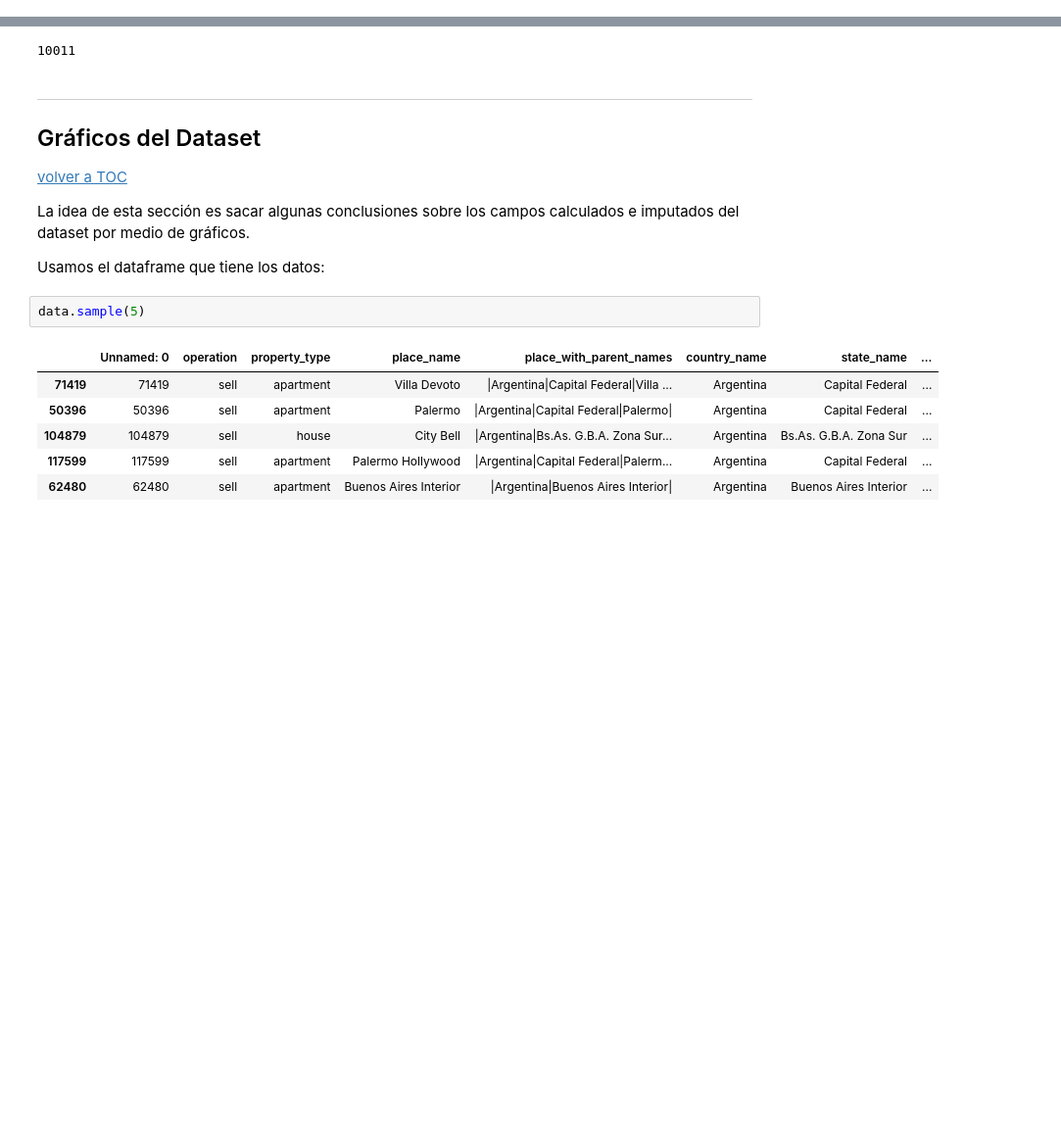
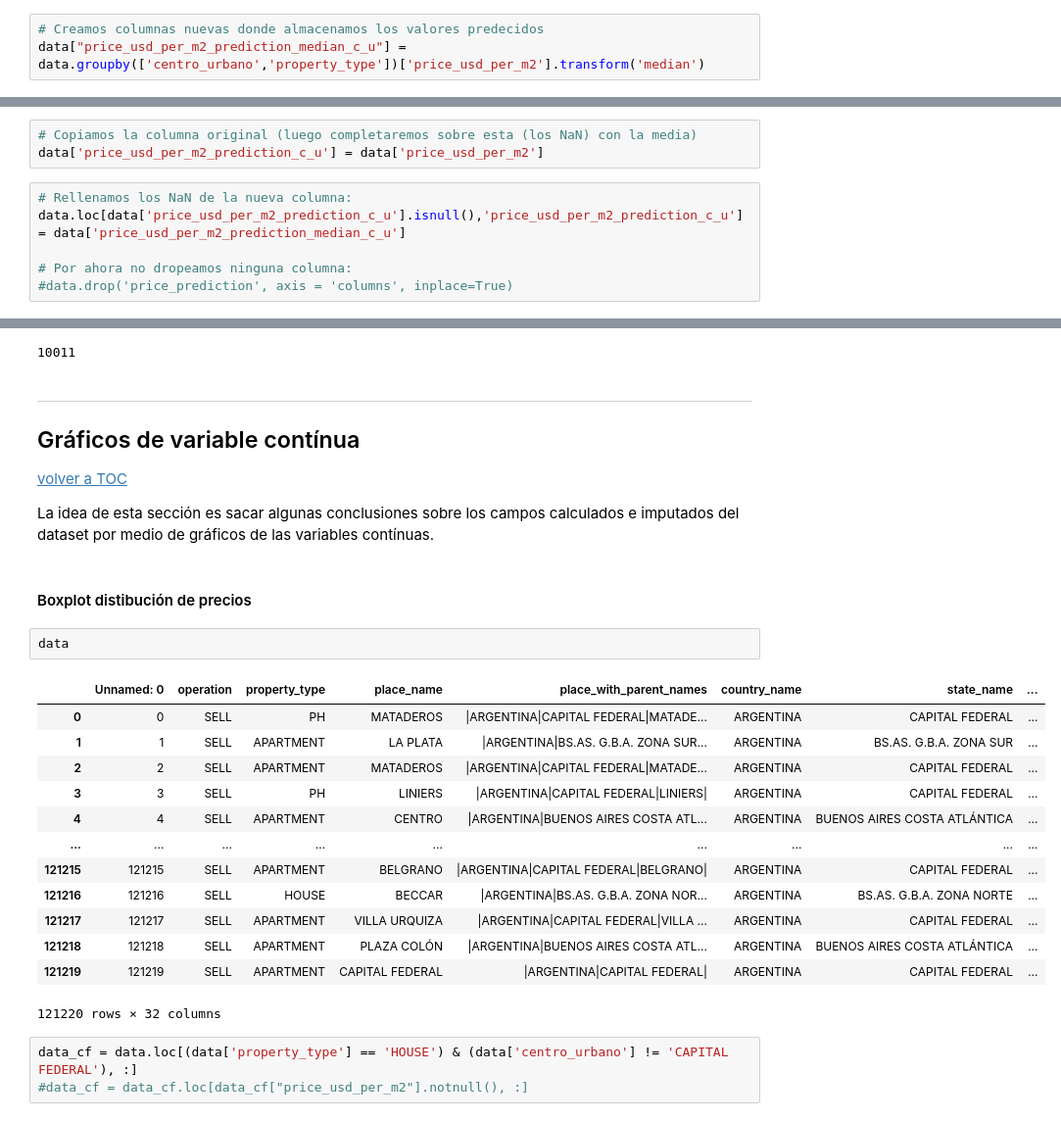
Before and after one commit to varelapablos/Desafio1-G3, a Jupyter notebook: Notebook_Alan.ipynb, the cells around one changed output, grey strips where cells are left out. Shown at 98% size. Cells and saved outputs as stored; diff of their text form; blank space fills up the shorter version.

```diff
--- a/Notebook_Alan.ipynb
+++ b/Notebook_Alan.ipynb
@@ -1365,3 +1365,6 @@ data.head(10)
 | 7 | 7 | SELL | APARTMENT | BELGRANO | |ARGENTINA|CAPITAL FEDERAL|BELGRANO| | ARGENTINA | CAPITAL FEDERAL | ... |
 | 8 | 8 | SELL | APARTMENT | BELGRANO | |ARGENTINA|CAPITAL FEDERAL|BELGRANO| | ARGENTINA | CAPITAL FEDERAL | ... |
 | 9 | 9 | SELL | HOUSE | ROSARIO | |ARGENTINA|SANTA FE|ROSARIO| | ARGENTINA | SANTA FE | ... |
+# %%
+# Creamos columnas nuevas donde almacenamos los valores predecidos
+data["price_usd_per_m2_prediction_median_c_u"] = data.groupby(['centro_urbano','property_type'])['price_usd_per_m2'].transform('median')
@@ -1367,0 +1414,9 @@ data.head(10)
+# %%
+# Copiamos la columna original (luego completaremos sobre esta (los NaN) con la media)
+data['price_usd_per_m2_prediction_c_u'] = data['price_usd_per_m2']
+# %%
+# Rellenamos los NaN de la nueva columna:
+data.loc[data['price_usd_per_m2_prediction_c_u'].isnull(),'price_usd_per_m2_prediction_c_u'] = data['price_usd_per_m2_prediction_median_c_u']
+
+# Por ahora no dropeamos ninguna columna:
+#data.drop('price_prediction', axis = 'columns', inplace=True)
@@ -1641,19 +1716,29 @@ data.loc[data.price_aprox_usd>470000, 'property_type'].count()
 # %% [markdown]
 ---
 <a id="section_graficos"></a>
-##  Gráficos del Dataset
+##  Gráficos de variable contínua
 
 [volver a TOC](#section_toc)
 
-La idea de esta sección es sacar algunas conclusiones sobre los campos calculados e imputados del dataset por medio de gráficos.
-
-Usamos el dataframe que tiene los datos:
+La idea de esta sección es sacar algunas conclusiones sobre los campos calculados e imputados del dataset por medio de gráficos de las variables contínuas.
+# %% [markdown]
+#### Boxplot distibución de precios
 # %%
-data.sample(5)
+data
 # %% [output]
 |  | Unnamed: 0 | operation | property_type | place_name | place_with_parent_names | country_name | state_name | ... |
-| 71419 | 71419 | sell | apartment | Villa Devoto | |Argentina|Capital Federal|Villa ... | Argentina | Capital Federal | ... |
-| 50396 | 50396 | sell | apartment | Palermo | |Argentina|Capital Federal|Palermo| | Argentina | Capital Federal | ... |
-| 104879 | 104879 | sell | house | City Bell | |Argentina|Bs.As. G.B.A. Zona Sur... | Argentina | Bs.As. G.B.A. Zona Sur | ... |
-| 117599 | 117599 | sell | apartment | Palermo Hollywood | |Argentina|Capital Federal|Palerm... | Argentina | Capital Federal | ... |
-| 62480 | 62480 | sell | apartment | Buenos Aires Interior | |Argentina|Buenos Aires Interior| | Argentina | Buenos Aires Interior | ... |
+| 0 | 0 | SELL | PH | MATADEROS | |ARGENTINA|CAPITAL FEDERAL|MATADE... | ARGENTINA | CAPITAL FEDERAL | ... |
+| 1 | 1 | SELL | APARTMENT | LA PLATA | |ARGENTINA|BS.AS. G.B.A. ZONA SUR... | ARGENTINA | BS.AS. G.B.A. ZONA SUR | ... |
+| 2 | 2 | SELL | APARTMENT | MATADEROS | |ARGENTINA|CAPITAL FEDERAL|MATADE... | ARGENTINA | CAPITAL FEDERAL | ... |
+| 3 | 3 | SELL | PH | LINIERS | |ARGENTINA|CAPITAL FEDERAL|LINIERS| | ARGENTINA | CAPITAL FEDERAL | ... |
+| 4 | 4 | SELL | APARTMENT | CENTRO | |ARGENTINA|BUENOS AIRES COSTA ATL... | ARGENTINA | BUENOS AIRES COSTA ATLÁNTICA | ... |
+| ... | ... | ... | ... | ... | ... | ... | ... | ... |
+| 121215 | 121215 | SELL | APARTMENT | BELGRANO | |ARGENTINA|CAPITAL FEDERAL|BELGRANO| | ARGENTINA | CAPITAL FEDERAL | ... |
+| 121216 | 121216 | SELL | HOUSE | BECCAR | |ARGENTINA|BS.AS. G.B.A. ZONA NOR... | ARGENTINA | BS.AS. G.B.A. ZONA NORTE | ... |
+| 121217 | 121217 | SELL | APARTMENT | VILLA URQUIZA | |ARGENTINA|CAPITAL FEDERAL|VILLA ... | ARGENTINA | CAPITAL FEDERAL | ... |
+| 121218 | 121218 | SELL | APARTMENT | PLAZA COLÓN | |ARGENTINA|BUENOS AIRES COSTA ATL... | ARGENTINA | BUENOS AIRES COSTA ATLÁNTICA | ... |
+| 121219 | 121219 | SELL | APARTMENT | CAPITAL FEDERAL | |ARGENTINA|CAPITAL FEDERAL| | ARGENTINA | CAPITAL FEDERAL | ... |
+121220 rows × 32 columns
+# %%
+data_cf = data.loc[(data['property_type'] == 'HOUSE') & (data['centro_urbano'] != 'CAPITAL FEDERAL'), :]
+#data_cf = data_cf.loc[data_cf["price_usd_per_m2"].notnull(), :]
```
Also changed, not shown: parts of 19 cells of this notebook.
